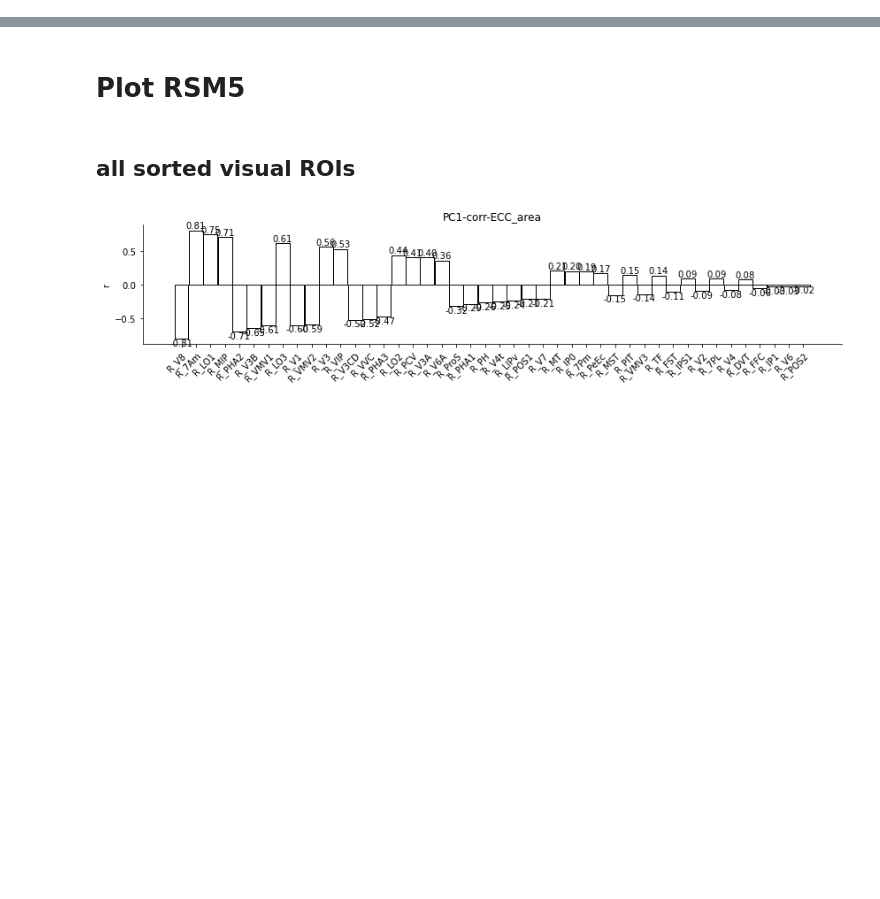
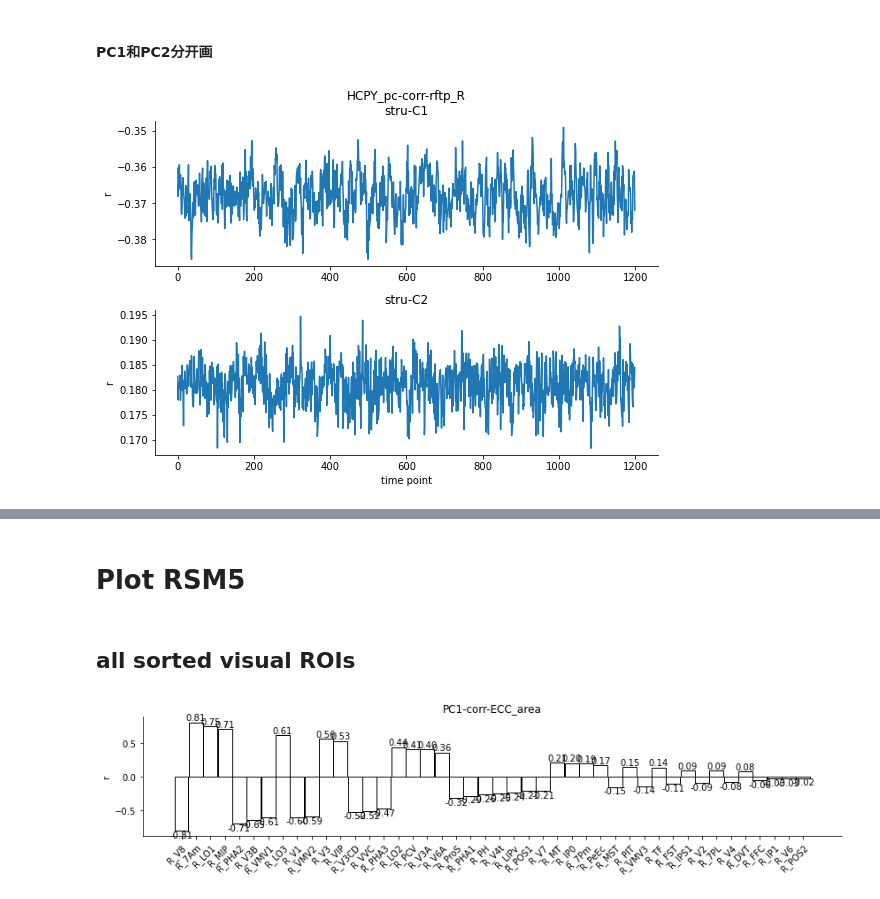
Before and after one commit to BNUCNL/nibrain, a Jupyter notebook: cxy_visual_dev/scripts/plot_line_bar.ipynb, the cells around one changed output, grey strips where cells are left out. Saved outputs shown, nothing was run; the diff lists cells and outputs as text; code cells hidden in the pictures; blank space fills up the shorter version.

```diff
--- a/cxy_visual_dev/scripts/plot_line_bar.ipynb
+++ b/cxy_visual_dev/scripts/plot_line_bar.ipynb
@@ -40,0 +45,21 @@ plot_line(prepare_y_bar_line(data, [keys]), label=keys,
+# %% [markdown]
+#### PC1和PC2分开画
+# %%
+figsize = (8, 5.8)
+sid = 100307
+run = 'rfMRI_REST1_LR'
+fname = 'HCPY_pc-corr-rftp_R'
+fpath = pjoin(anal_dir, f'rfMRI/{fname}.pkl')
+zscore_flag = False
+out_file = pjoin(work_dir, f'{fname}4.jpg')
+# out_file = 'show'
+
+data = pkl.load(open(fpath, 'rb'))
+ys = data[sid][run]
+if zscore_flag:
+    ys = zscore(ys, 1)
+ys = [ys[0], ys[1]]
+titles = [f"{fname}\n{data['pc_name'][0]}", data['pc_name'][1]]
+plot_line(ys, 2, 1, xlabel='time point', ylabel='r', title=titles, mode=out_file, figsize=figsize)
+# %% [output]
+[figure, added]
```
Also changed, not shown: parts of 10 cells of this notebook, 2 other files.
